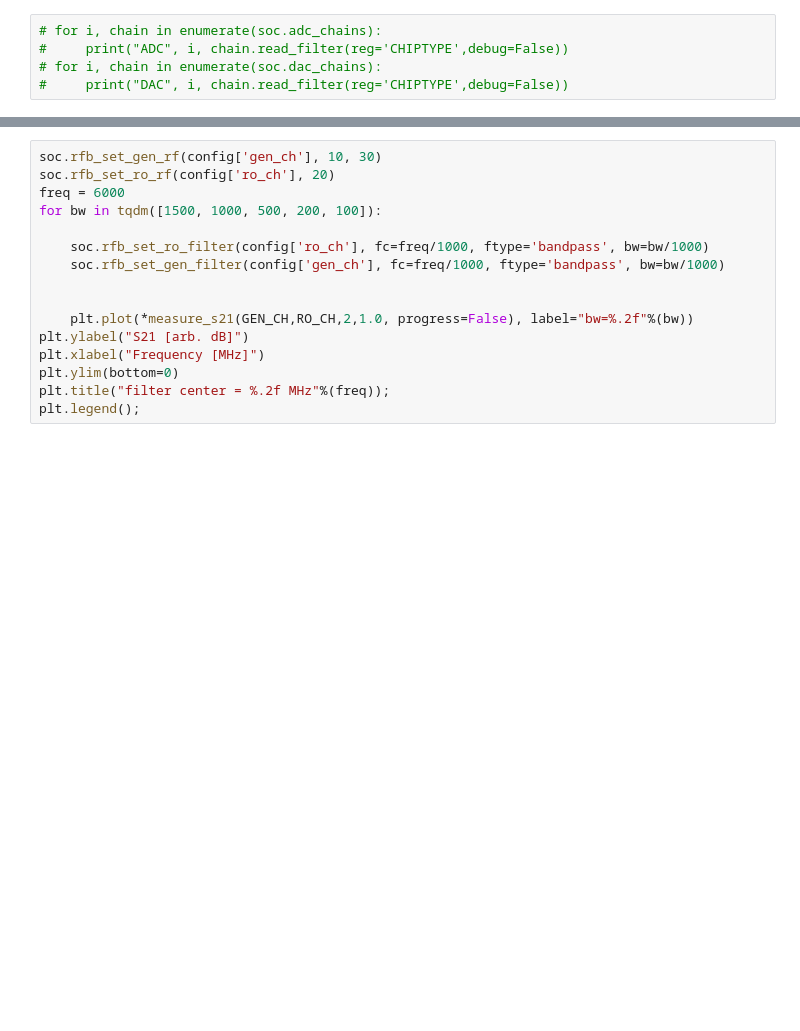
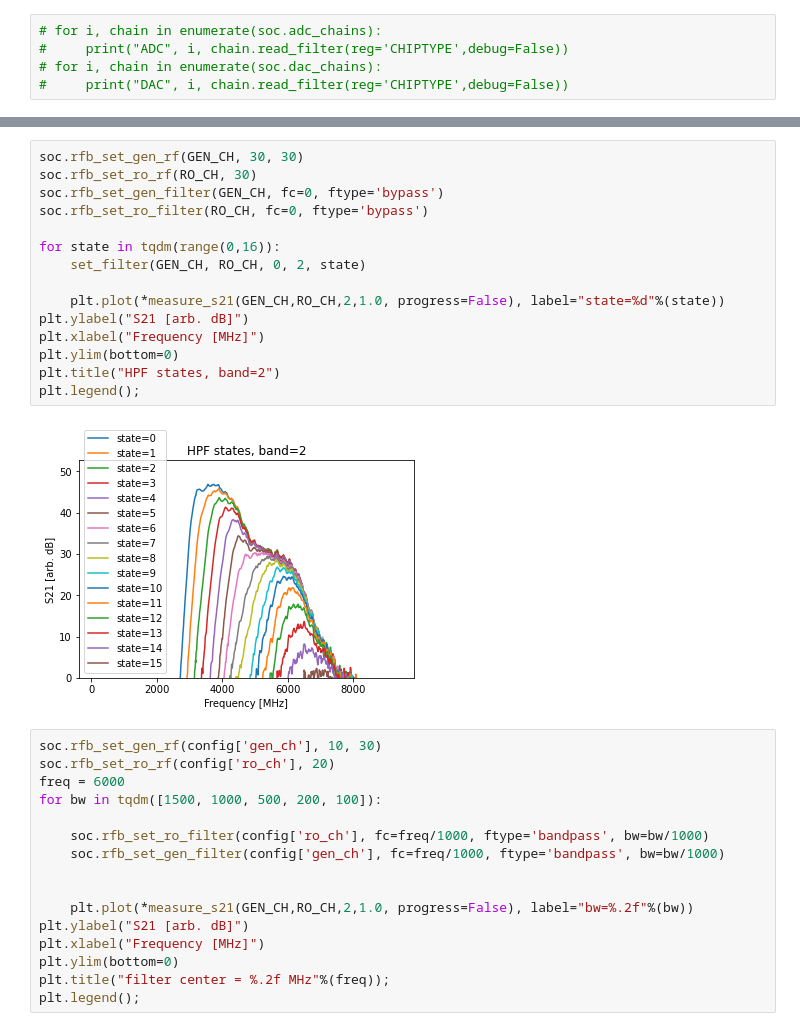
Before and after one commit to meeg/qick_demos_sho, a Jupyter notebook: rfboard/qick_rf216/demo_03_tprocv2.ipynb, the cells around one changed output, grey strips where cells are left out. Cells and saved outputs as stored; diff of their text form; blank space fills up the shorter version.

```diff
--- a/rfboard/qick_rf216/demo_03_tprocv2.ipynb
+++ b/rfboard/qick_rf216/demo_03_tprocv2.ipynb
@@ -301,3 +318,20 @@ plt.legend();
+# %%
+soc.rfb_set_gen_rf(GEN_CH, 30, 30)
+soc.rfb_set_ro_rf(RO_CH, 30)
+soc.rfb_set_gen_filter(GEN_CH, fc=0, ftype='bypass')
+soc.rfb_set_ro_filter(RO_CH, fc=0, ftype='bypass')
+
+for state in tqdm(range(0,16)):
+    set_filter(GEN_CH, RO_CH, 0, 2, state)
+
+    plt.plot(*measure_s21(GEN_CH,RO_CH,2,1.0, progress=False), label="state=%d"%(state))
+plt.ylabel("S21 [arb. dB]")
+plt.xlabel("Frequency [MHz]")
+plt.ylim(bottom=0)
+plt.title("HPF states, band=2")
+plt.legend();
+# %% [output]
+[figure, added]
 # %%
 soc.rfb_set_gen_rf(config['gen_ch'], 10, 30)
 soc.rfb_set_ro_rf(config['ro_ch'], 20)
```
Also changed, not shown: parts of 15 cells of this notebook.
